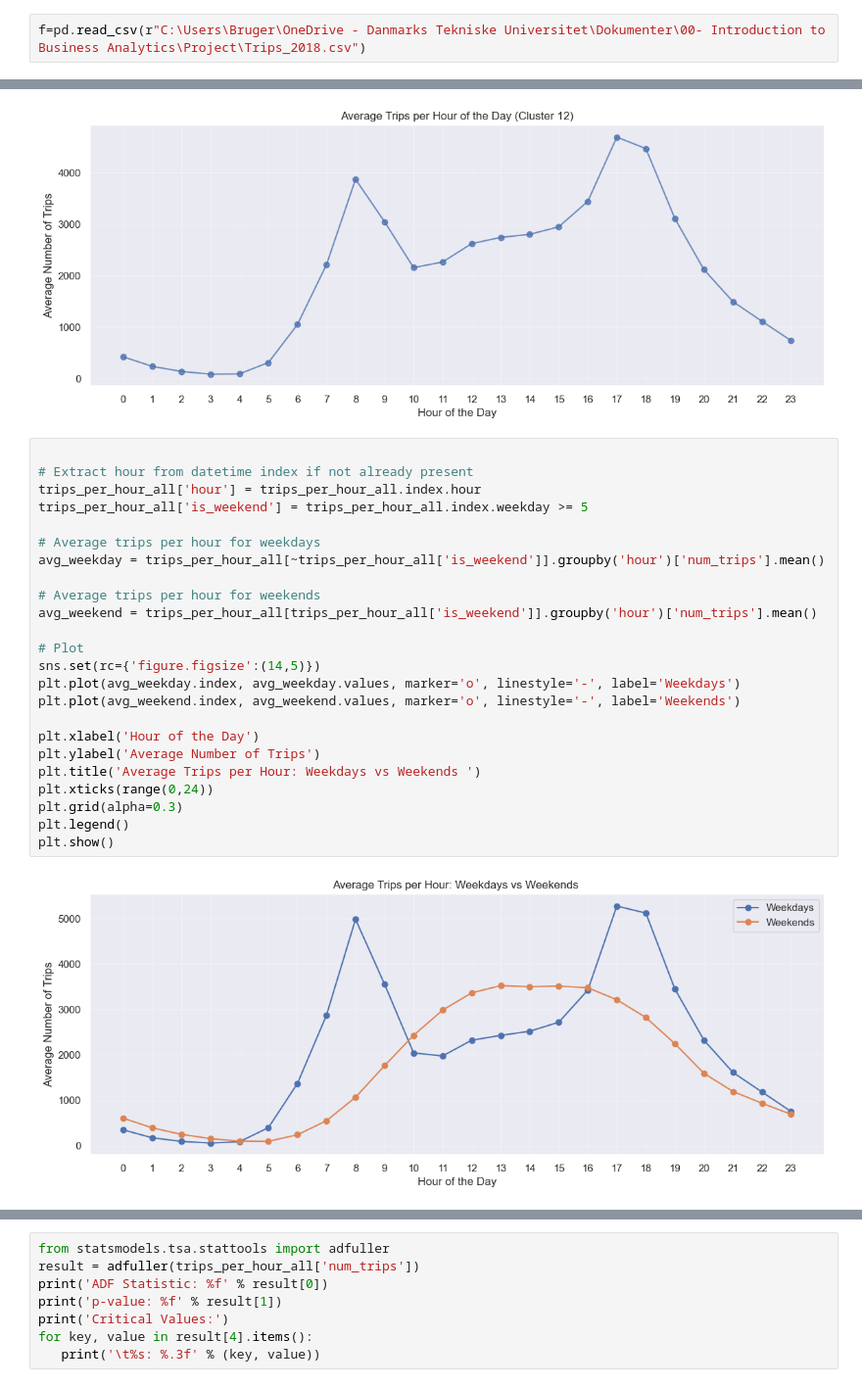
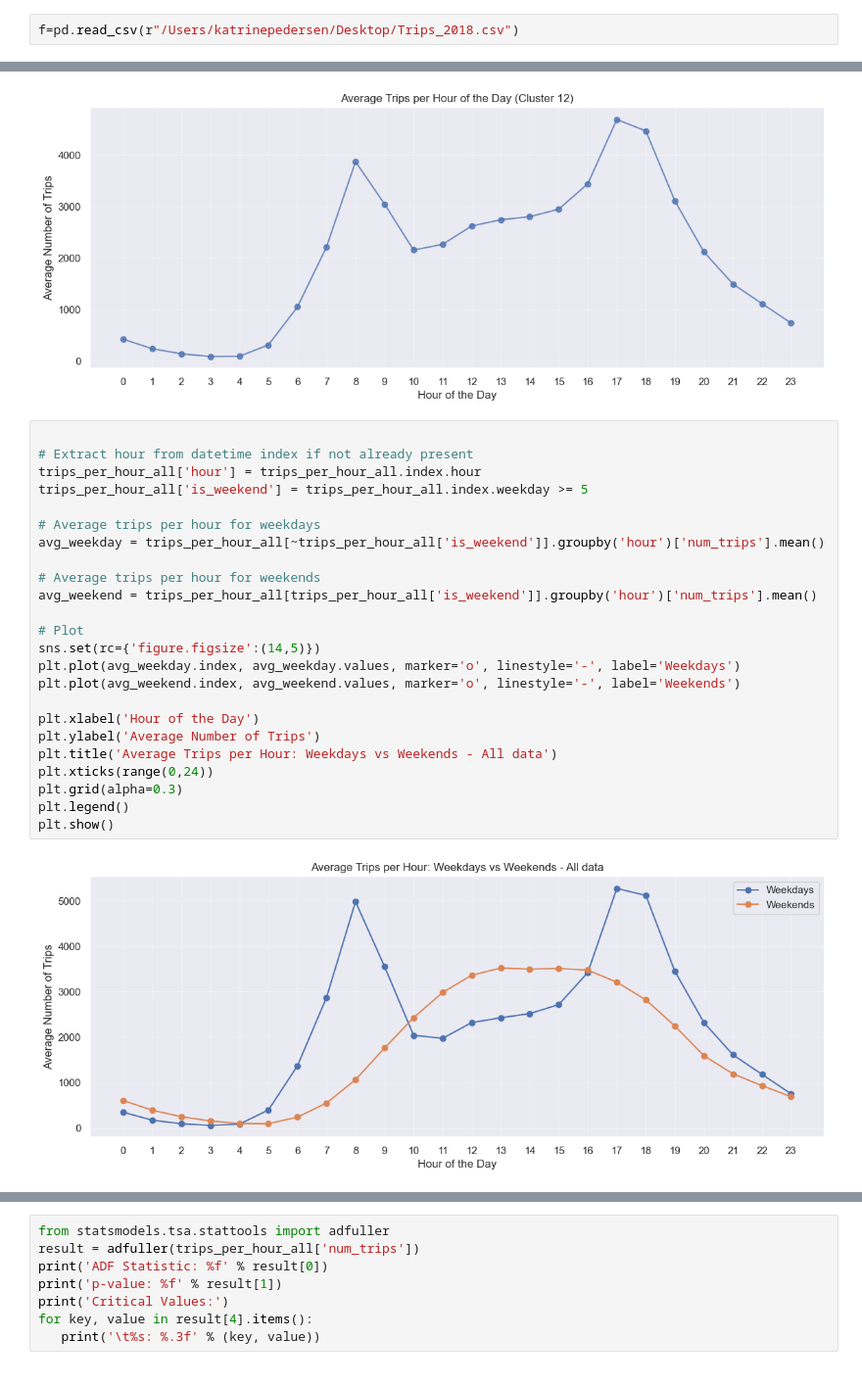
Before and after one commit to katrinemariepedersen/Business_analytics_project, a Jupyter notebook: proper_clustering_and_models.ipynb, the cells around one changed output, grey strips where cells are left out. Shown at 98% size. Drawn from its saved outputs; the diff is of its cells as text.

```diff
--- a/proper_clustering_and_models.ipynb
+++ b/proper_clustering_and_models.ipynb
@@ -33,7 +33,7 @@ def is_weekend(weekday):
     - 1 -> Male
     - 2 -> Female
 # %%
-f=pd.read_csv(r"C:\Users\Bruger\OneDrive - Danmarks Tekniske Universitet\Dokumenter\00- Introduction to Business Analytics\Project\Trips_2018.csv")
+f=pd.read_csv(r"/Users/katrinepedersen/Desktop/Trips_2018.csv")
 # %%
 f.describe()
 # %% [output]
@@ -836,29 +836,29 @@ plt.show()
 # %%
 
 # Extract hour from datetime index if not already present
 trips_per_hour_all['hour'] = trips_per_hour_all.index.hour
 trips_per_hour_all['is_weekend'] = trips_per_hour_all.index.weekday >= 5
 
 # Average trips per hour for weekdays
 avg_weekday = trips_per_hour_all[~trips_per_hour_all['is_weekend']].groupby('hour')['num_trips'].mean()
 
 # Average trips per hour for weekends
 avg_weekend = trips_per_hour_all[trips_per_hour_all['is_weekend']].groupby('hour')['num_trips'].mean()
 
 # Plot
 sns.set(rc={'figure.figsize':(14,5)})
 plt.plot(avg_weekday.index, avg_weekday.values, marker='o', linestyle='-', label='Weekdays')
 plt.plot(avg_weekend.index, avg_weekend.values, marker='o', linestyle='-', label='Weekends')
 
 plt.xlabel('Hour of the Day')
 plt.ylabel('Average Number of Trips')
-plt.title('Average Trips per Hour: Weekdays vs Weekends ')
+plt.title('Average Trips per Hour: Weekdays vs Weekends - All data')
 plt.xticks(range(0,24))
 plt.grid(alpha=0.3)
 plt.legend()
 plt.show()
 # %% [output]
-[figure, old version]
+[figure, new version]
 # %%
 weekends=trips_per_hour_all.loc['2018-02':'2018-03', 'num_trips'].index.weekday>=5
 colors=['blue' if x else 'red' for x in weekends]
```
Also changed, not shown: parts of 11 cells of this notebook.
